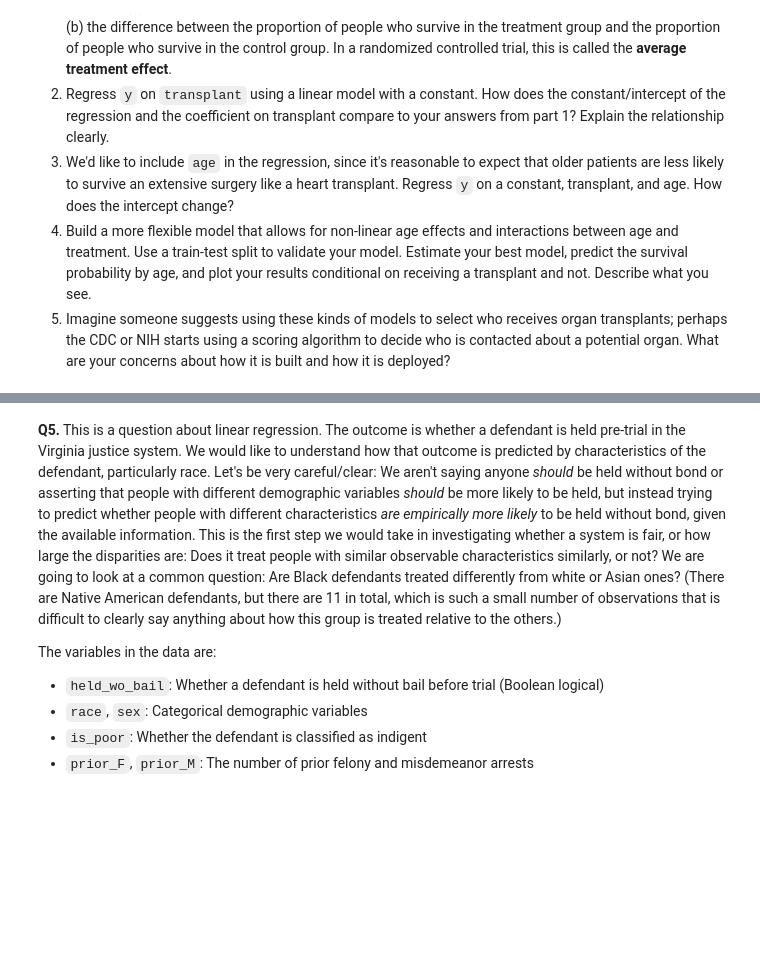
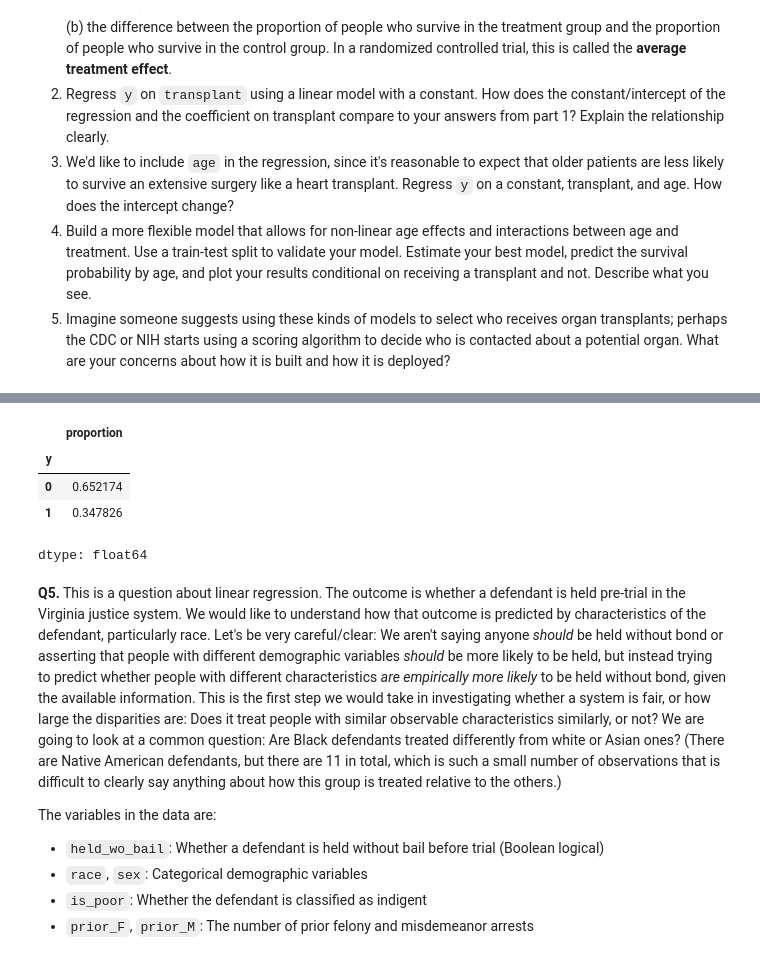
Before and after one commit to jac7az/linearModels, a Jupyter notebook: assignment/assignment.ipynb, the cells around one changed output, grey strips where cells are left out. Saved outputs shown, nothing was run; the diff lists cells and outputs as text; code cells hidden in the pictures; blank space fills up the shorter version.

```diff
--- a/assignment/assignment.ipynb
+++ b/assignment/assignment.ipynb
@@ -228,3 +245,16 @@ Since a heart transplant is a dangerous operation and even people who successful
+# %%
+control=heart[heart['transplant']=='control']
+treatment=heart[heart['transplant']=='treatment']
+control['y'].value_counts(normalize='True')
+treatment['y'].value_counts(normalize='True')
+#Only 11.76% of people in the control group survived.
+  #The difference between survival proportion in treatment v. control is 23.02%, where treatment survival rates were higher.
+# %% [output]
+|  | proportion |
+| y |  |
+| 0 | 0.652174 |
+| 1 | 0.347826 |
+dtype: float64
 # %% [markdown]
 **Q5.** This is a question about linear regression. The outcome is whether a defendant is held pre-trial in the Virginia justice system. We would like to understand how that outcome is predicted by characteristics of the defendant, particularly race. Let's be very careful/clear: We aren't saying anyone *should* be held without bond or asserting that people with different demographic variables *should* be more likely to be held, but instead trying to predict whether people with different characteristics *are empirically more likely* to be held without bond, given the available information. This is the first step we would take in investigating whether a system is fair, or how large the disparities are: Does it treat people with similar observable characteristics similarly, or not? We are going to look at a common question: Are Black defendants treated differently from white or Asian ones? (There are Native American defendants, but there are 11 in total, which is such a small number of observations that is difficult to clearly say anything about how this group is treated relative to the others.)
 
```
Also changed, not shown: parts of 1 cell of this notebook.
